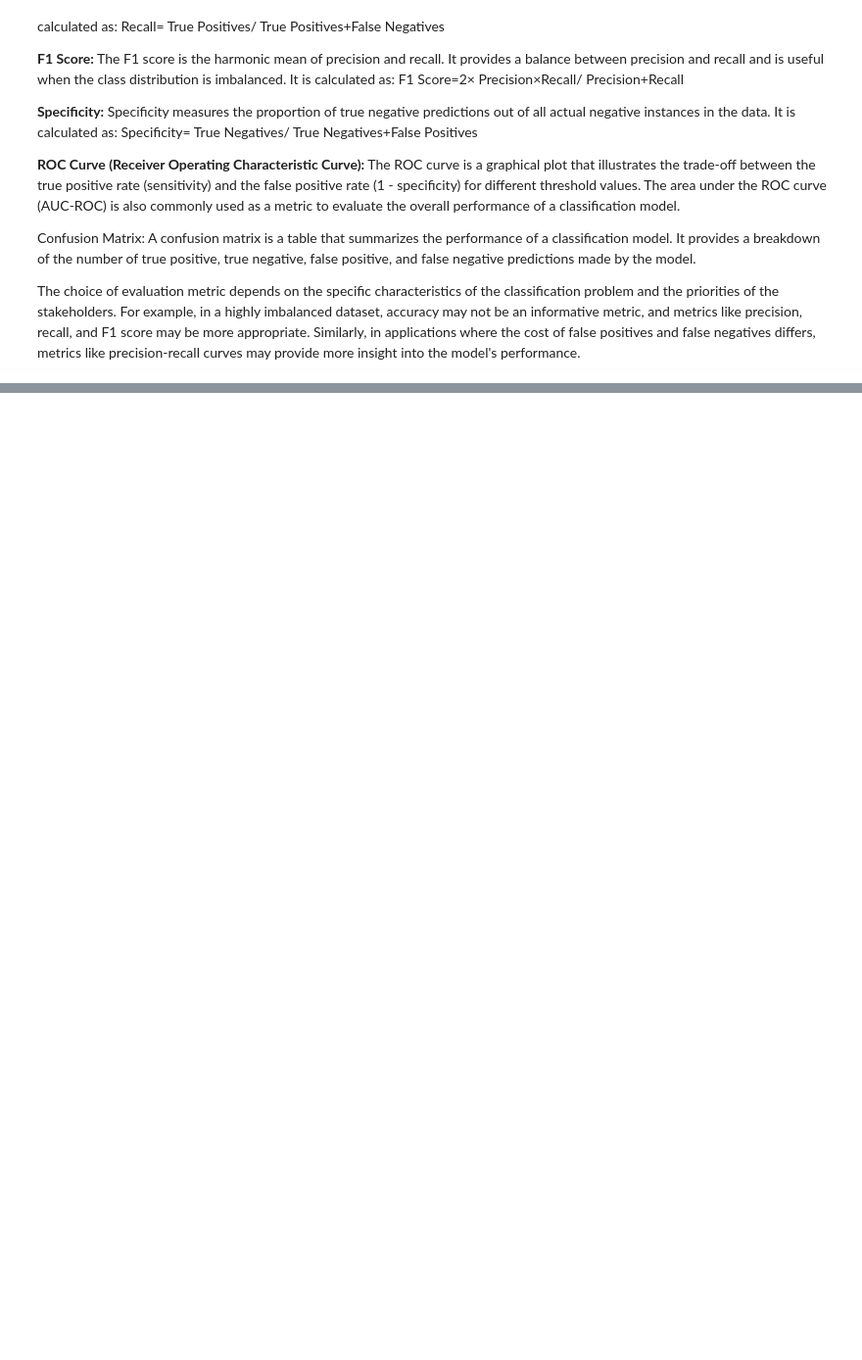
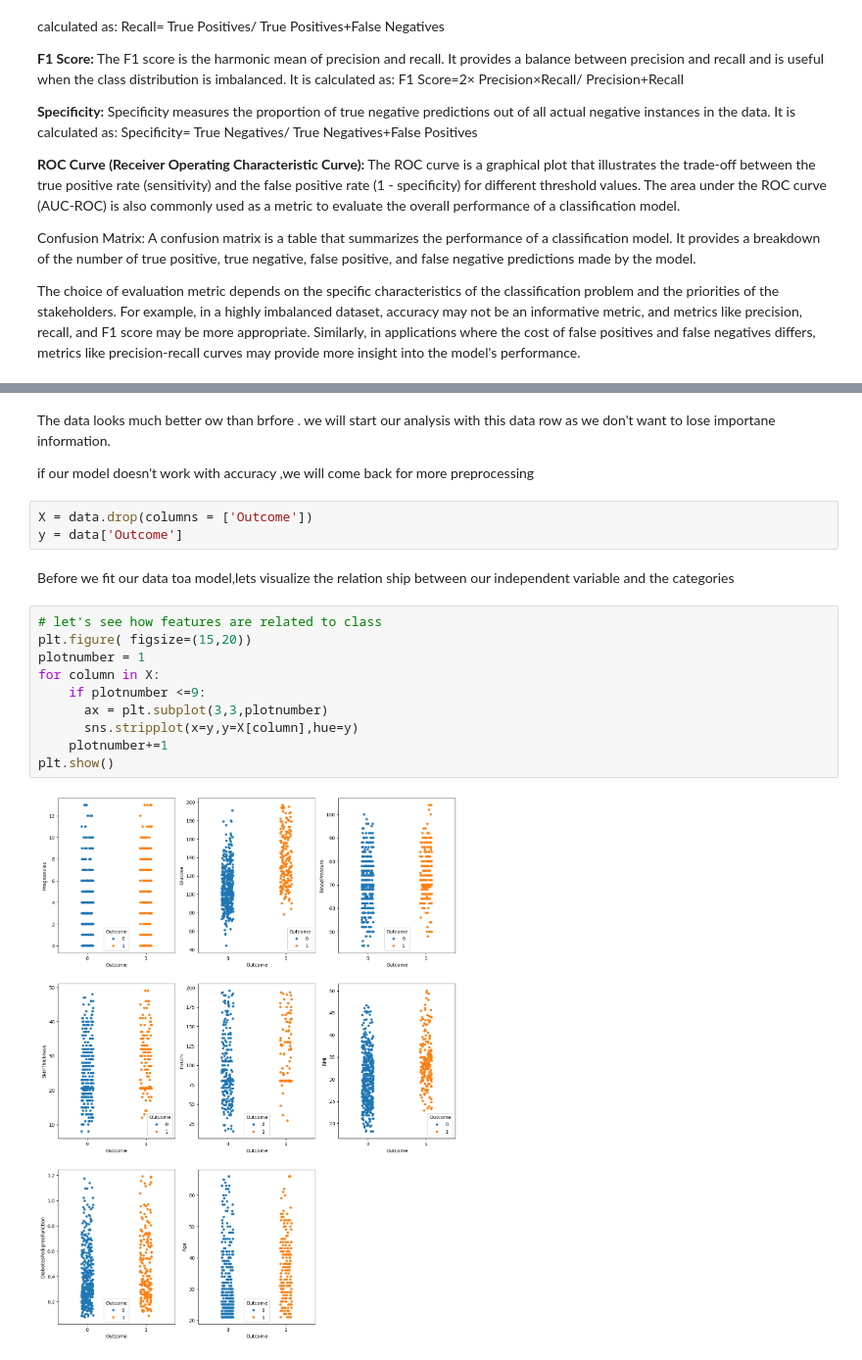
Before and after one commit to nallagondu/DATASCIENCE-practice, a Jupyter notebook: Logistic_Regression_boxplot.ipynb, the cells around one changed output, grey strips where cells are left out. Shown at 98% size. Drawn from its saved outputs; the diff is of its cells as text; blank space fills up the shorter version.

```diff
--- a/Logistic_Regression_boxplot.ipynb
+++ b/Logistic_Regression_boxplot.ipynb
@@ -119,0 +583,21 @@ The choice of evaluation metric depends on the specific characteristics of the c
+# %% [markdown]
+The data looks much better ow than brfore . we will start our analysis with this data row as we don't want to lose importane information.
+
+if our model doesn't work with accuracy ,we will come back for more preprocessing
+# %%
+X = data.drop(columns = ['Outcome'])
+y = data['Outcome']
+# %% [markdown]
+Before we fit our data toa model,lets visualize the relation ship between our independent variable and the categories
+# %%
+# let's see how features are related to class
+plt.figure( figsize=(15,20))
+plotnumber = 1
+for column in X:
+    if plotnumber <=9:
+      ax = plt.subplot(3,3,plotnumber)
+      sns.stripplot(x=y,y=X[column],hue=y)
+    plotnumber+=1
+plt.show()
+# %% [output]
+[figure, added]
```
Also changed, not shown: parts of 64 cells of this notebook.
